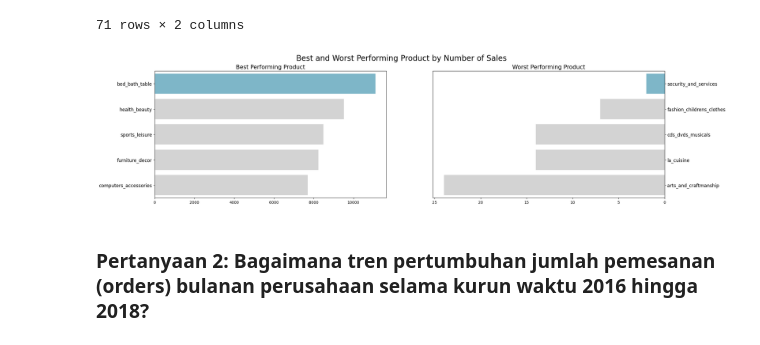
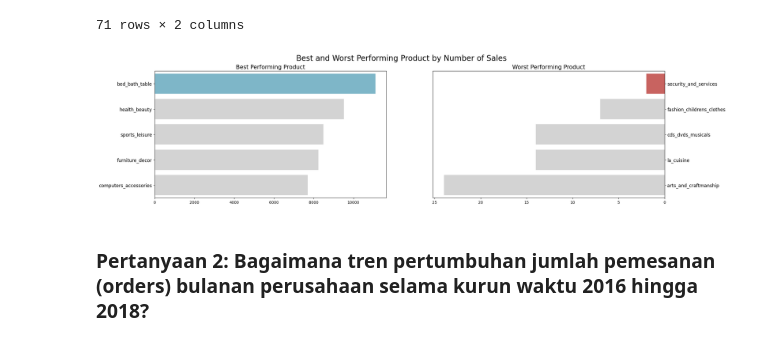
Before and after one commit to louisjcitra/data-analysis-ecommerce, a Jupyter notebook: Proyek Analisis Data.ipynb, the cells around one changed output. Drawn from its saved outputs; the diff is of its cells as text; code cells hidden in the pictures.

```diff
--- a/Proyek Analisis Data.ipynb
+++ b/Proyek Analisis Data.ipynb
@@ -893,29 +896,28 @@ sum_order_items_df
 # %%
 fig, ax = plt.subplots(nrows=1, ncols=2, figsize=(24, 6))
 
-colors = ["#72BCD4", "#D3D3D3", "#D3D3D3", "#D3D3D3", "#D3D3D3"]
+colors_best = ["#72BCD4", "#D3D3D3", "#D3D3D3", "#D3D3D3", "#D3D3D3"]
+colors_worst = ["#D9534F", "#D3D3D3", "#D3D3D3", "#D3D3D3", "#D3D3D3"]
 
-# Chart 1: Best Performing Product
-sns.barplot(x="quantity", y="product_category_name_english", data=sum_order_items_df.head(5), palette=colors, hue="product_category_name_english", legend=False, ax=ax[0])
+sns.barplot(x="quantity", y="product_category_name_english", data=sum_order_items_df.head(5), palette=colors_best, hue="product_category_name_english", legend=False, ax=ax[0])
 ax[0].set_ylabel(None)
 ax[0].set_xlabel(None)
 ax[0].set_title("Best Performing Product", loc="center", fontsize=15)
 ax[0].tick_params(axis ='y', labelsize=12)
 
-# Chart 2: Worst Performing Product
-sns.barplot(x="quantity", y="product_category_name_english", data=sum_order_items_df.sort_values(by="quantity", ascending=True).head(5), palette=colors, hue="product_category_name_english", legend=False, ax=ax[1])
+sns.barplot(x="quantity", y="product_category_name_english", data=sum_order_items_df.sort_values(by="quantity", ascending=True).head(5), palette=colors_worst, hue="product_category_name_english", legend=False, ax=ax[1])
 ax[1].set_ylabel(None)
 ax[1].set_xlabel(None)
 ax[1].invert_xaxis()
 ax[1].yaxis.set_label_position("right")
 ax[1].yaxis.tick_right()
 ax[1].set_title("Worst Performing Product", loc="center", fontsize=15)
 ax[1].tick_params(axis='y', labelsize=12)
 
 plt.suptitle("Best and Worst Performing Product by Number of Sales", fontsize=20)
 plt.show()
 # %% [output]
-[figure, old version]
+[figure, new version]
 # %% [markdown]
 ### Pertanyaan 2: Bagaimana tren pertumbuhan jumlah pemesanan (orders) bulanan perusahaan selama kurun waktu 2016 hingga 2018?
 # %%
```
Also changed, not shown: parts of 8 cells of this notebook, 1 other file.
